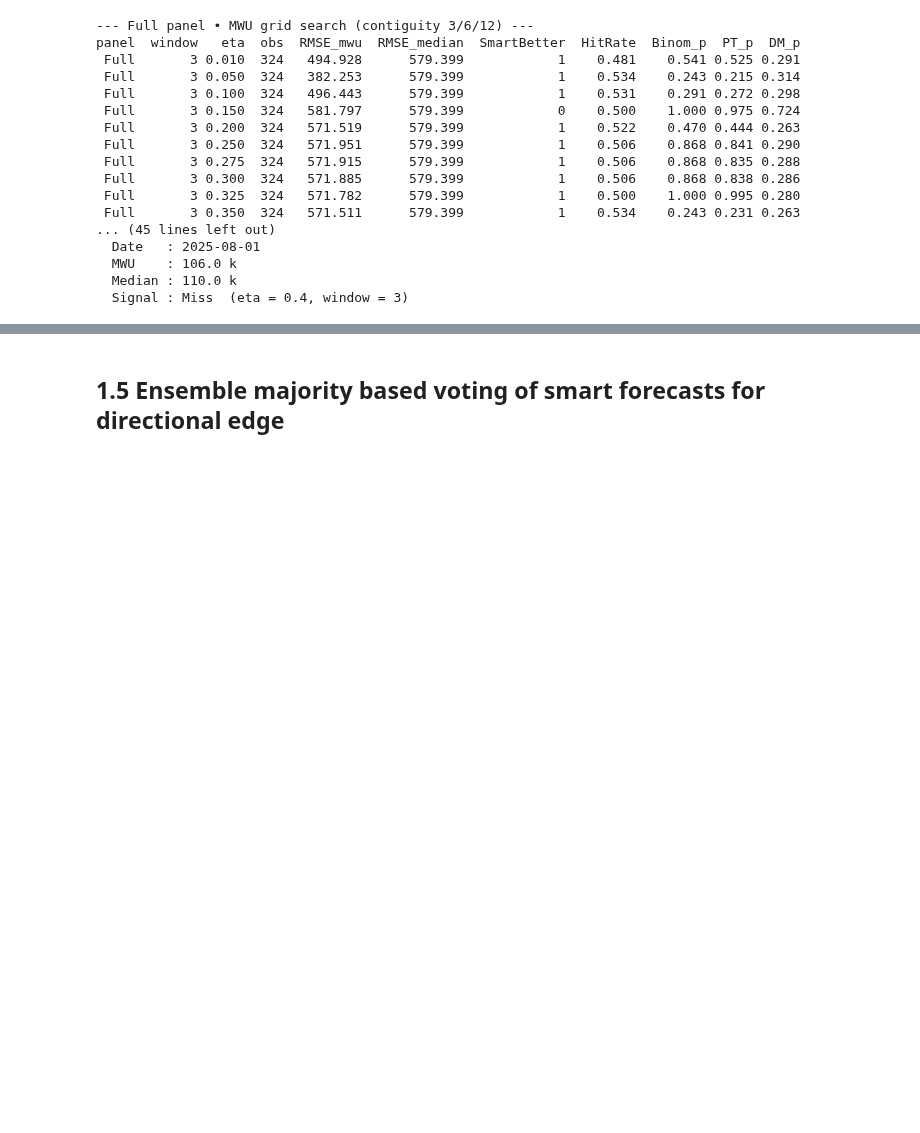
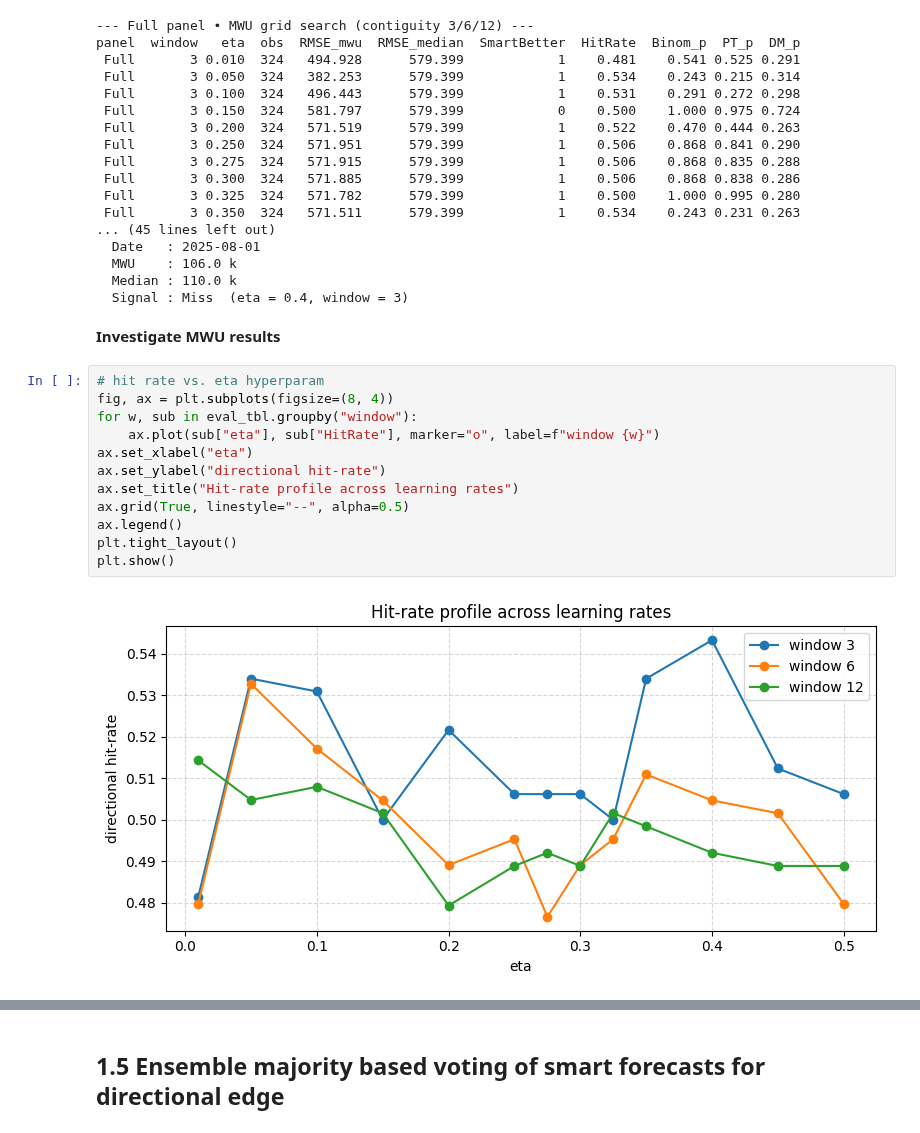
Before and after one commit to nicwjh/nfp-forecasting, a Jupyter notebook: notebooks/nfp_forecast.ipynb, the cells around one changed output, grey strips where cells are left out. Drawn from its saved outputs; the diff is of its cells as text; blank space fills up the shorter version.

```diff
--- a/notebooks/nfp_forecast.ipynb
+++ b/notebooks/nfp_forecast.ipynb
@@ -1136,3 +1138,19 @@ panel  window   eta  obs  RMSE_mwu  RMSE_median  SmartBetter  HitRate  Binom_p
   MWU    : 106.0 k
   Median : 110.0 k
   Signal : Miss  (eta = 0.4, window = 3)
+# %% [markdown]
+**Investigate MWU results**
+# %%
+# hit rate vs. eta hyperparam
+fig, ax = plt.subplots(figsize=(8, 4))
+for w, sub in eval_tbl.groupby("window"):
+    ax.plot(sub["eta"], sub["HitRate"], marker="o", label=f"window {w}")
+ax.set_xlabel("eta")
+ax.set_ylabel("directional hit‑rate")
+ax.set_title("Hit‑rate profile across learning rates")
+ax.grid(True, linestyle="--", alpha=0.5)
+ax.legend()
+plt.tight_layout()
+plt.show()
+# %% [output]
+[figure, added]
```
Also changed, not shown: parts of 4 cells of this notebook.
